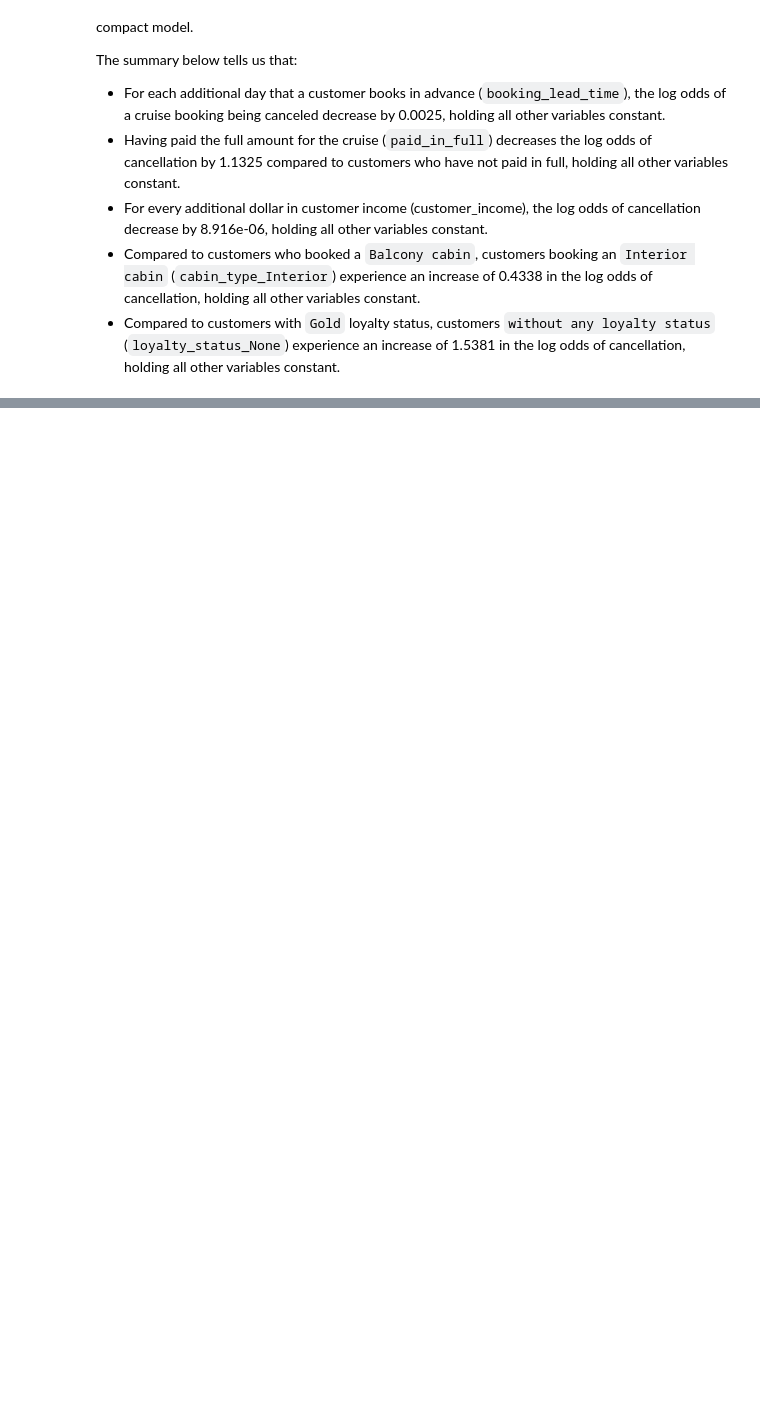
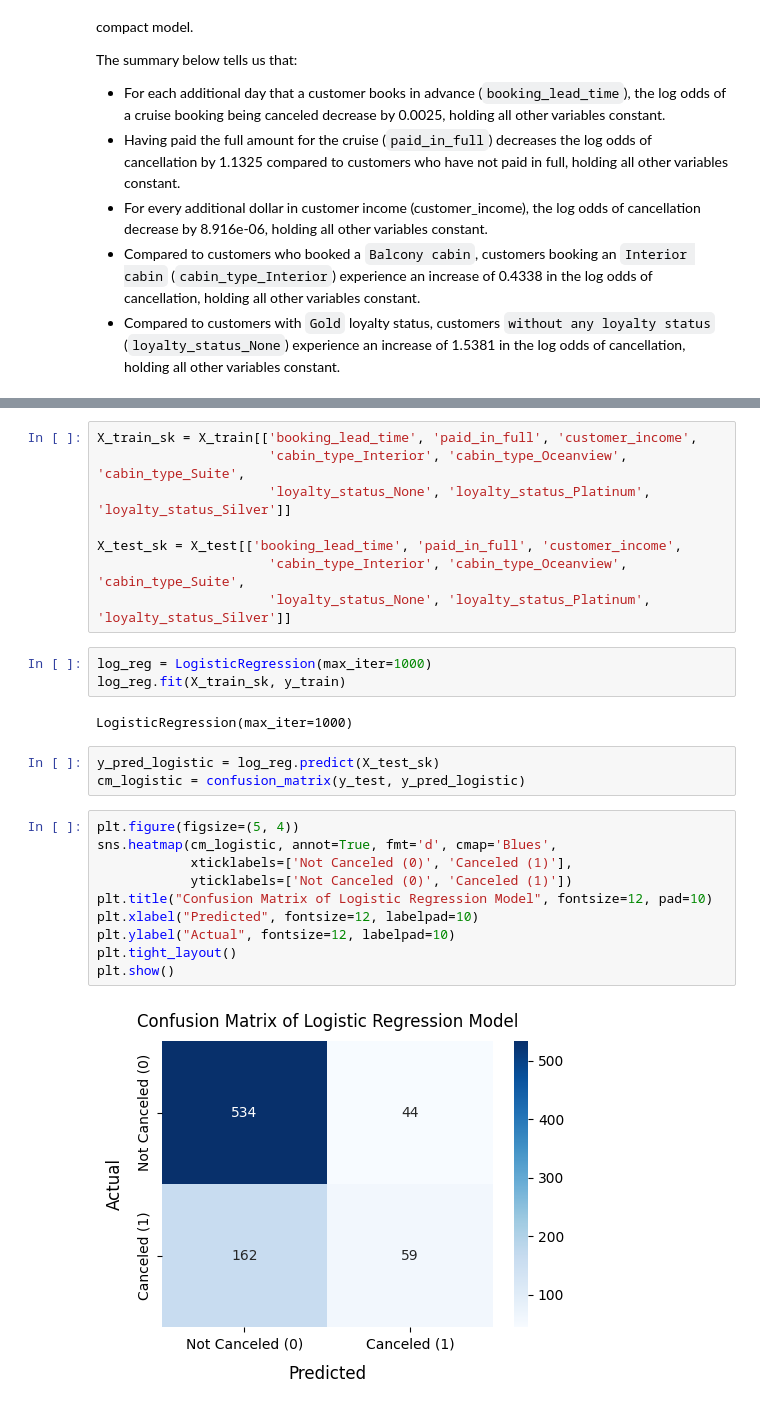
Before and after one commit to pranjul11garg/Lobster-Land-Marketing-Strategy, a Jupyter notebook: lobster.ipynb, the cells around one changed output, grey strips where cells are left out. Drawn from its saved outputs; the diff is of its cells as text; blank space fills up the shorter version.

Commit message:
confusion matrix

```diff
--- a/lobster.ipynb
+++ b/lobster.ipynb
@@ -917,0 +931,28 @@ loyalty_status_Silver       0.2951      0.267      1.104      0.270      -0.229
+# %%
+X_train_sk = X_train[['booking_lead_time', 'paid_in_full', 'customer_income',
+                      'cabin_type_Interior', 'cabin_type_Oceanview', 'cabin_type_Suite',
+                      'loyalty_status_None', 'loyalty_status_Platinum', 'loyalty_status_Silver']]
+
+X_test_sk = X_test[['booking_lead_time', 'paid_in_full', 'customer_income',
+                      'cabin_type_Interior', 'cabin_type_Oceanview', 'cabin_type_Suite',
+                      'loyalty_status_None', 'loyalty_status_Platinum', 'loyalty_status_Silver']]
+# %%
+log_reg = LogisticRegression(max_iter=1000)
+log_reg.fit(X_train_sk, y_train)
+# %% [output]
+LogisticRegression(max_iter=1000)
+# %%
+y_pred_logistic = log_reg.predict(X_test_sk)
+cm_logistic = confusion_matrix(y_test, y_pred_logistic)
+# %%
+plt.figure(figsize=(5, 4))
+sns.heatmap(cm_logistic, annot=True, fmt='d', cmap='Blues',
+            xticklabels=['Not Canceled (0)', 'Canceled (1)'],
+            yticklabels=['Not Canceled (0)', 'Canceled (1)'])
+plt.title("Confusion Matrix of Logistic Regression Model", fontsize=12, pad=10)
+plt.xlabel("Predicted", fontsize=12, labelpad=10)
+plt.ylabel("Actual", fontsize=12, labelpad=10)
+plt.tight_layout()
+plt.show()
+# %% [output]
+[figure, added]
```
Also changed, not shown: parts of 4 cells of this notebook.
